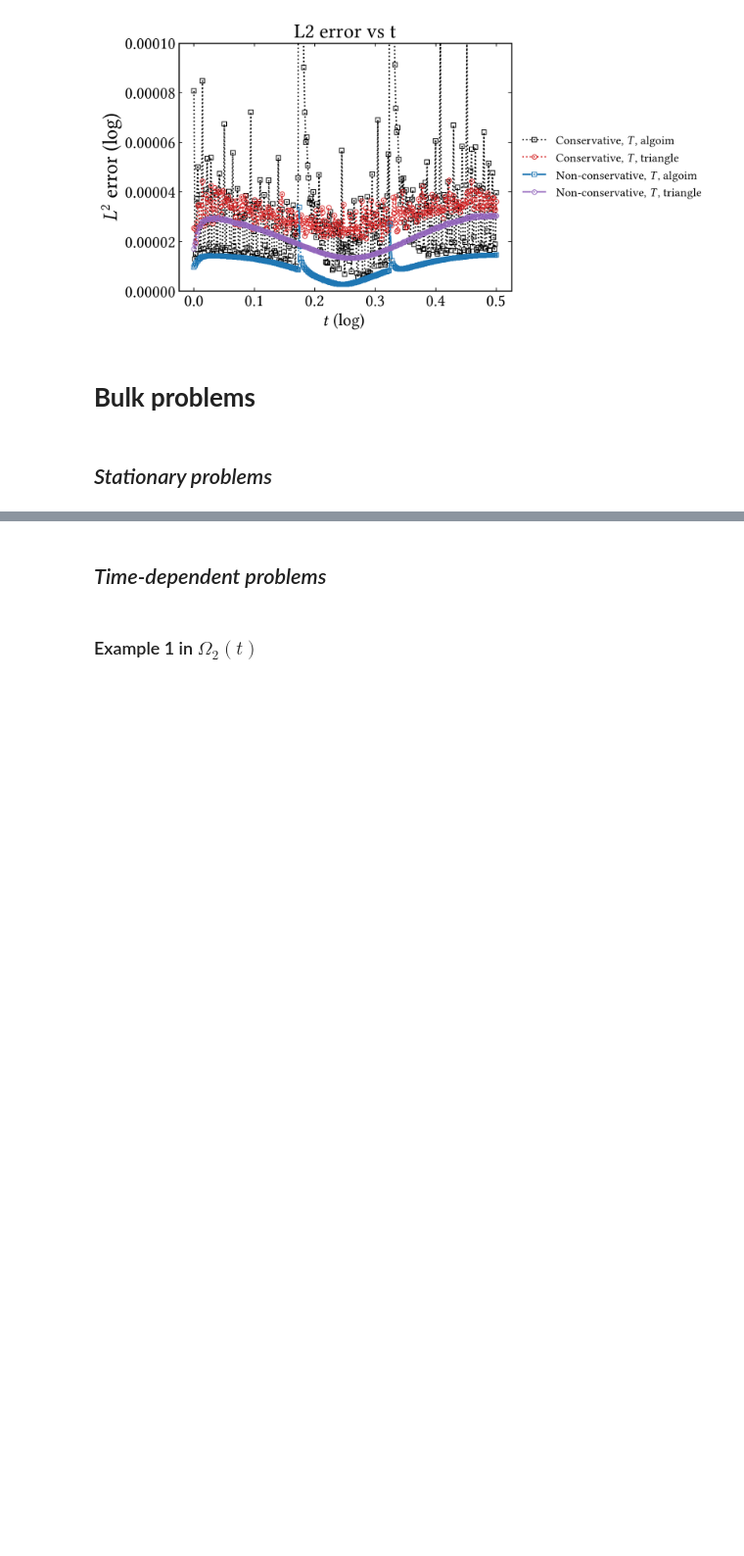
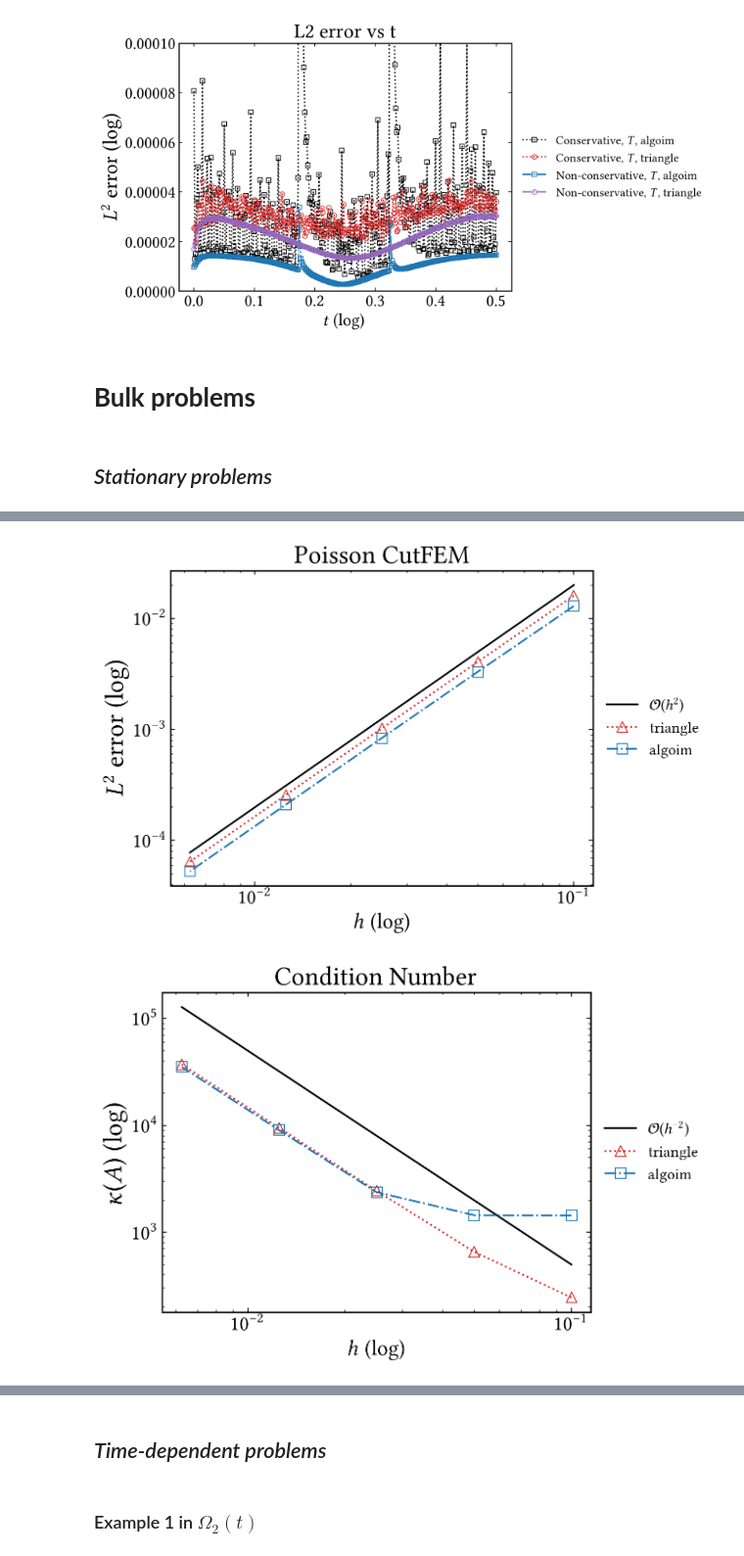
Before and after one commit to CutFEM/CutFEM-Library, a Jupyter notebook: notebook/convection_diffusion/algoim.ipynb, the cells around one changed output, grey strips where cells are left out. Shown at 98% size. Drawn from its saved outputs; the diff is of its cells as text; code cells hidden in the pictures; blank space fills up the shorter version.

```diff
--- a/notebook/convection_diffusion/algoim.ipynb
+++ b/notebook/convection_diffusion/algoim.ipynb
@@ -802,0 +771,65 @@ plt.show()
+# %%
+diffusion = False
+constvel = False
+
+if diffusion:
+    # lambda = 1e4, tau = 0.01  (for enforcing Dirichlet boundary condition)
+    L2_error_triangle = [0.01569319817971485, 0.004045579364263504, 0.001026537079005442, 0.0002591204751715349, 6.490965191116075e-05]
+    cond_triangle = [1.120831e+06,1.021201e+06,2.743979e+06,1.318179e+07,5.207264e+07]
+    L2_error_algoim = [0.01238258458931771, 0.003242783880043046, 0.0008318248058234438, 0.000210650924384376, 5.290169410293539e-05]  #[0.01491809250644447, 0.003992307516456301, 0.00104152076763948, 0.00026034478782078, 6.640731054005204e-05]
+    cond_algoim = [2.646868e+06,2.744205e+06,2.817006e+06,1.057434e+07,4.285953e+07]
+
+    # lambda = 10, tau = 0.01
+    L2_error_algoim = [0.01296547426840998, 0.00332424871620184, 0.0008401715536996484, 0.0002111969300498819, 5.295576488724233e-05]
+    cond_algoim = [2.492072e+03,2.617042e+03,6.802683e+03,1.063873e+04,4.452724e+04]
+
+    L2_error_triangle = [0.01615115710063793, 0.004098943301642432, 0.001030669033249934, 0.000259415706959079, 6.493147532228429e-05]
+    cond_triangle = [1.388519e+04,1.480123e+03,3.770642e+03,1.884572e+04,7.128564e+04]
+
+elif constvel:
+    # beta = [0.4, 0.6], tau = 0.01, lambda = 10
+
+    L2_error_triangle = [0.01606790743453344, 0.004096503980990943, 0.001030067179430946, 0.0002592657324177745, 6.489414915776225e-05]
+    L2_error_algoim = [0.01295641566984754, 0.003321765372118218, 0.0008395216096825962, 0.0002110308206862795, 5.291376978746171e-05]
+    L2_error_quad = [0.01853076340548473, 0.007822643104255504, 0.003774821095543483, 0.001890662025419442, 0.0009501554464344215]
+
+else:
+    # beta = [y, -x], tau = 0.01, lambda = 10
+
+    L2_error_triangle = [0.01608193326704117, 0.004079007114246775, 0.001025348611245383, 0.0002581078950324171, 6.459654733617187e-05]
+    L2_error_algoim = [0.01295222172795717, 0.003320803454051868, 0.0008393031519117843, 0.0002109794826974461, 5.290136319499867e-05]
+    L2_error_quad = [0.02185322459093574, 0.009676432322457573, 0.004664711877307504, 0.002314253820215552, 0.001150959302333489]
+
+h = [0.1, 0.05, 0.025, 0.0125, 0.00625]
+
+fig2, ax2 = plt.subplots()
+
+ax2.loglog(h, 2.e0*np.power(h, 2), label=r"$\mathcal{O}(h^{2})$", linestyle="-", color="black")
+ax2.loglog(h, L2_error_triangle,  marker='^', markersize=9,linestyle=":", markeredgewidth=0.8, markerfacecolor="None", color="C3", label=r"triangle")
+ax2.loglog(h, L2_error_algoim,  marker='s', markersize=9,linestyle="-.", markeredgewidth=0.8, markerfacecolor="None", color="C0", label=r"algoim")
+
+ax2.legend(prop={'size': 13},loc='center left', bbox_to_anchor=(1.0, 0.5), ncol=1, frameon=False)
+ax2.set_xlabel(r"$h$ (log)", fontsize=18)
+ax2.tick_params(axis='both', which='major', labelsize=17)
+ax2.set_ylabel(r"$L^2$ error (log)", fontsize=22)
+ax2.set_title(r"Poisson CutFEM")
+
+plt.show()
+
+
+fig1, ax1 = plt.subplots()
+
+ax1.loglog(h, 5.e0*np.power(h, -2), label=r"$\mathcal{O}(h^{-2})$", linestyle="-", color="black")
+ax1.loglog(h, cond_triangle,  marker='^', markersize=9,linestyle=":", markeredgewidth=0.8, markerfacecolor="None", color="C3", label=r"triangle")
+ax1.loglog(h, cond_algoim,  marker='s', markersize=9,linestyle="-.", markeredgewidth=0.8, markerfacecolor="None", color="C0", label=r"algoim")
+
+ax1.legend(prop={'size': 13},loc='center left', bbox_to_anchor=(1.0, 0.5), ncol=1, frameon=False)
+ax1.set_xlabel(r"$h$ (log)", fontsize=18)
+ax1.tick_params(axis='both', which='major', labelsize=17)
+ax1.set_ylabel(r"$\kappa(A)$ (log)", fontsize=22)
+ax1.set_title(r"Condition Number")
+
+plt.show()
+# %% [output]
+[figure, added]
+[figure, added]
```
Also changed, not shown: parts of 6 cells of this notebook, 8 other files.
